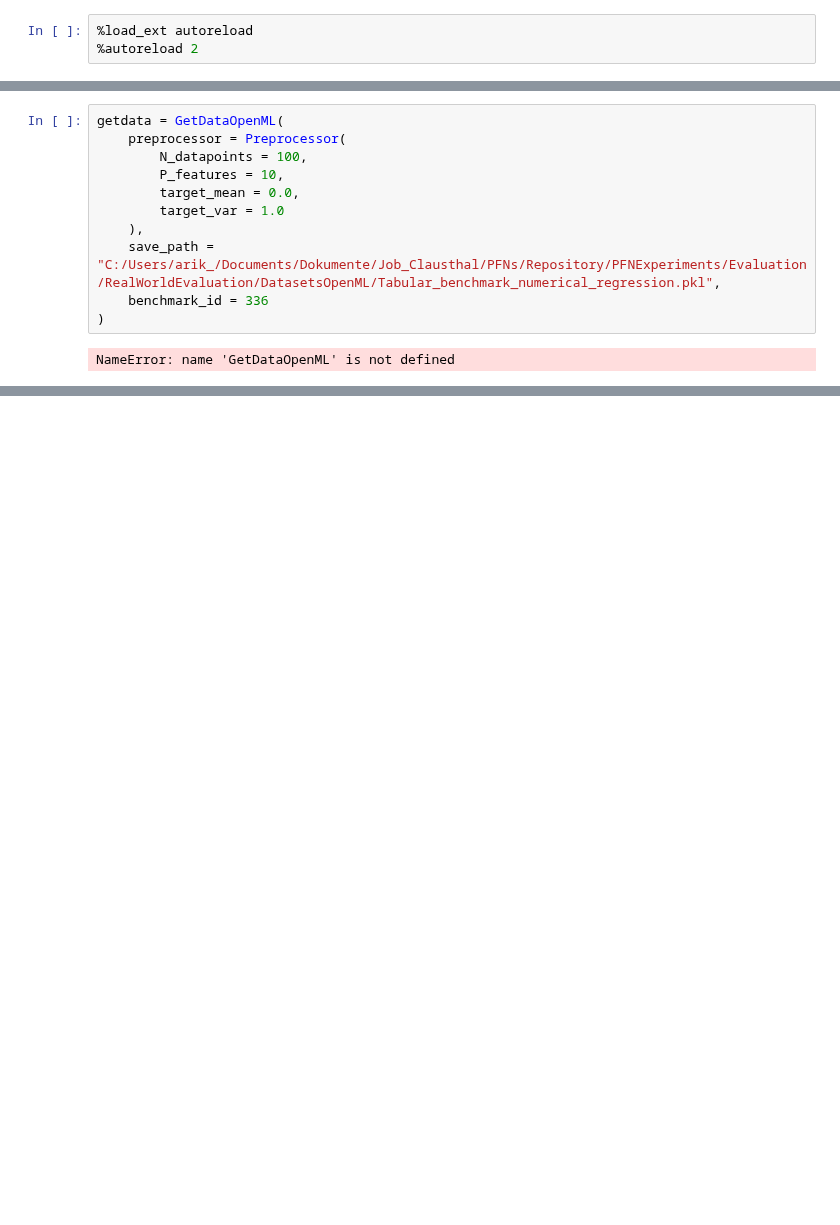
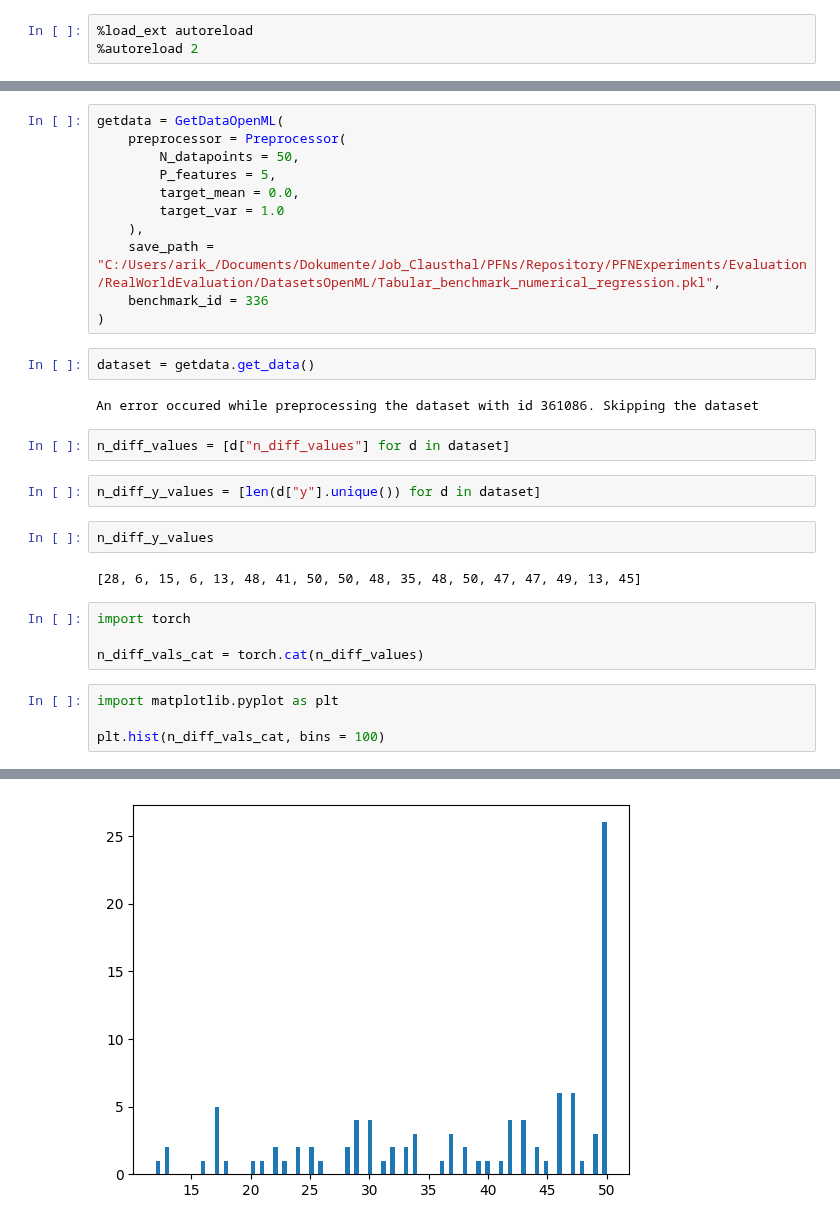
Before and after one commit to ArikReuter/ICL_for_Full_Bayesian_Inference, a Jupyter notebook: Evaluation/RealWorldEvaluation/Test_Openml.ipynb, the cells around one changed output, grey strips where cells are left out. Saved outputs shown, nothing was run; the diff lists cells and outputs as text; blank space fills up the shorter version.

```diff
--- a/Evaluation/RealWorldEvaluation/Test_Openml.ipynb
+++ b/Evaluation/RealWorldEvaluation/Test_Openml.ipynb
@@ -14,13 +7,32 @@ preprocessor = Preprocessor(
 # %%
 getdata = GetDataOpenML(
     preprocessor = Preprocessor(
-        N_datapoints = 100,
-        P_features = 10,
+        N_datapoints = 50,
+        P_features = 5,
         target_mean = 0.0,
         target_var = 1.0
     ),
     save_path = "C:/Users/arik_/Documents/Dokumente/Job_Clausthal/PFNs/Repository/PFNExperiments/Evaluation/RealWorldEvaluation/DatasetsOpenML/Tabular_benchmark_numerical_regression.pkl",
     benchmark_id = 336
 )
-# %% [output]
-NameError: name 'GetDataOpenML' is not defined
+# %%
+dataset = getdata.get_data()
+# %% [output]
+An error occured while preprocessing the dataset with id 361086. Skipping the dataset
+# %%
+n_diff_values = [d["n_diff_values"] for d in dataset]
+# %%
+n_diff_y_values = [len(d["y"].unique()) for d in dataset]
+# %%
+n_diff_y_values
+# %% [output]
+[28, 6, 15, 6, 13, 48, 41, 50, 50, 48, 35, 48, 50, 47, 47, 49, 13, 45]
+# %%
+import torch
+
+n_diff_vals_cat = torch.cat(n_diff_values)
+# %%
+import matplotlib.pyplot as plt
+
+plt.hist(n_diff_vals_cat, bins = 100)
+# %% [output]
@@ -26,0 +56 @@ NameError: name 'GetDataOpenML' is not defined
+[figure, added]
```
Also changed, not shown: parts of 4 cells of this notebook, 8 other files.
